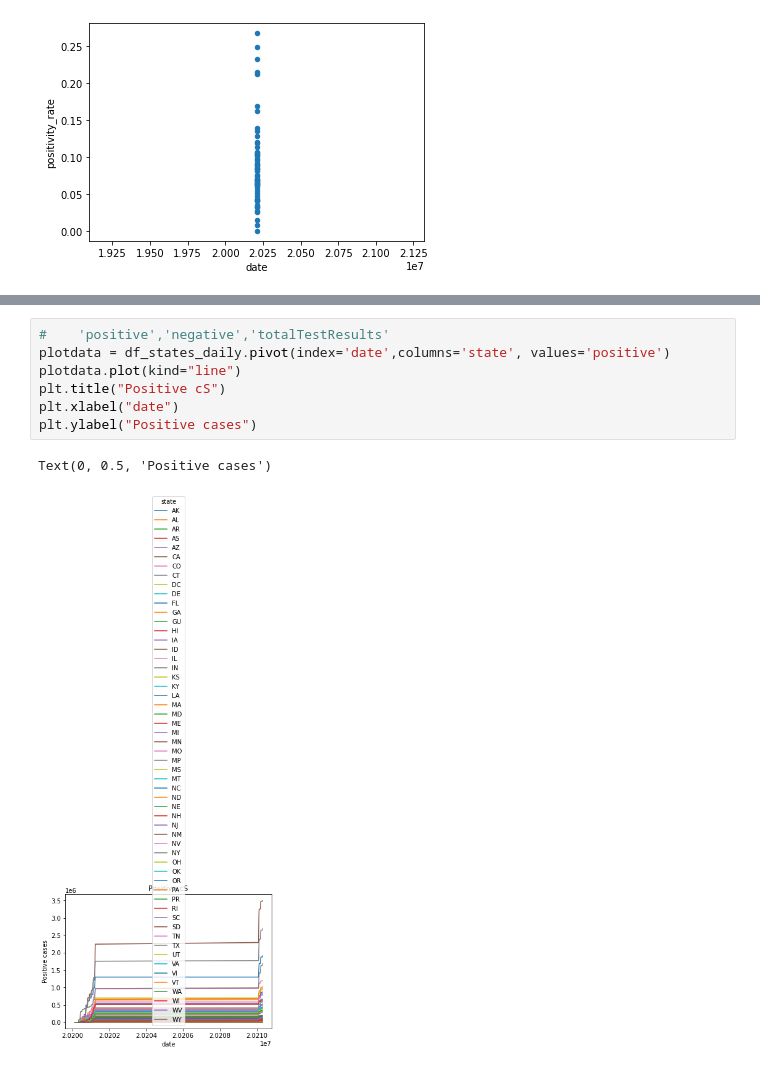
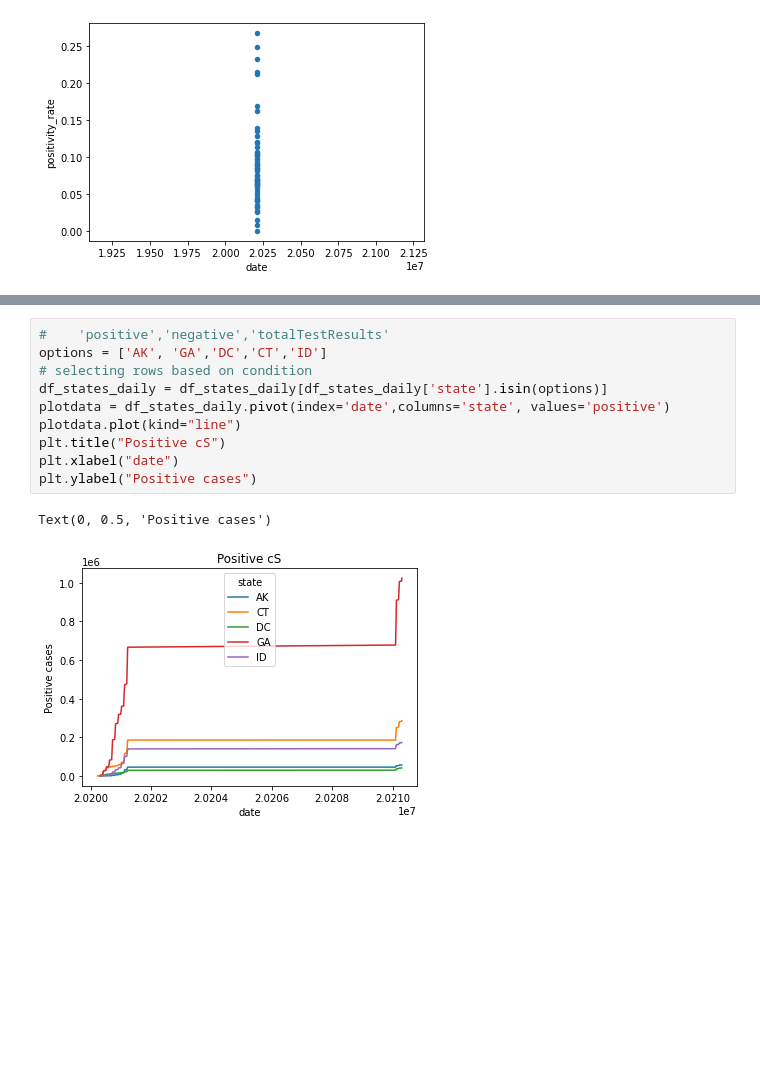
Before and after one commit to harshita-chauhan/Covid-Data-Engineering-Project-AWS, a Jupyter notebook: Data Wrangling & Data Analysis - Covid Data.ipynb, the cells around one changed output, grey strips where cells are left out. Saved outputs shown, nothing was run; the diff lists cells and outputs as text; blank space fills up the shorter version.

```diff
--- a/Data Wrangling & Data Analysis - Covid Data.ipynb
+++ b/Data Wrangling & Data Analysis - Covid Data.ipynb
@@ -426,10 +419,13 @@ ValueError: Cannot subset columns with a tuple with more than one element. Use a
 # %%
 #    'positive','negative','totalTestResults'
+options = ['AK', 'GA','DC','CT','ID']
+# selecting rows based on condition
+df_states_daily = df_states_daily[df_states_daily['state'].isin(options)]
 plotdata = df_states_daily.pivot(index='date',columns='state', values='positive')
 plotdata.plot(kind="line")
 plt.title("Positive cS")
 plt.xlabel("date")
 plt.ylabel("Positive cases")
 # %% [output]
 Text(0, 0.5, 'Positive cases')
-[figure, old version]
+[figure, new version]
```
Also changed, not shown: parts of 11 cells of this notebook.
